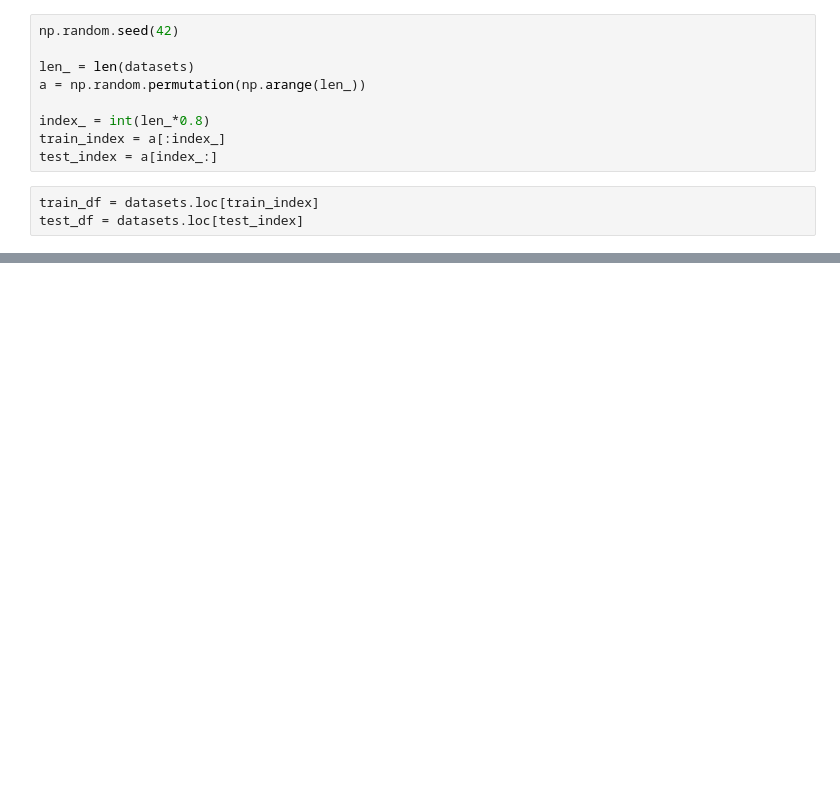
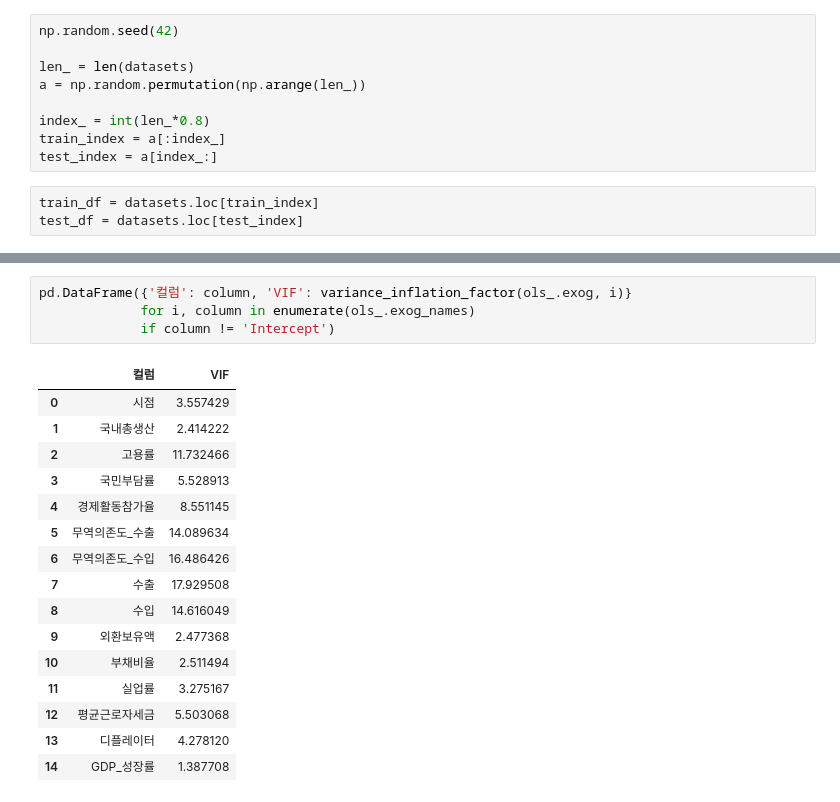
Before and after one commit to YJ-97/Project1, a Jupyter notebook: ols.ipynb, the cells around one changed output, grey strips where cells are left out. Cells and saved outputs as stored; diff of their text form; blank space fills up the shorter version.

```diff
--- a/ols.ipynb
+++ b/ols.ipynb
@@ -100,3 +100,24 @@ Notes:
 [1] Standard Errors assume that the covariance matrix of the errors is correctly specified.
 [2] The condition number is large, 1.45e+07. This might indicate that there are
 strong multicollinearity or other numerical problems.
+# %%
+pd.DataFrame({'컬럼': column, 'VIF': variance_inflation_factor(ols_.exog, i)}
+             for i, column in enumerate(ols_.exog_names)
+             if column != 'Intercept')
+# %% [output]
+|  | 컬럼 | VIF |
+| 0 | 시점 | 3.557429 |
+| 1 | 국내총생산 | 2.414222 |
+| 2 | 고용률 | 11.732466 |
+| 3 | 국민부담률 | 5.528913 |
+| 4 | 경제활동참가율 | 8.551145 |
+| 5 | 무역의존도_수출 | 14.089634 |
+| 6 | 무역의존도_수입 | 16.486426 |
+| 7 | 수출 | 17.929508 |
+| 8 | 수입 | 14.616049 |
+| 9 | 외환보유액 | 2.477368 |
+| 10 | 부채비율 | 2.511494 |
+| 11 | 실업률 | 3.275167 |
+| 12 | 평균근로자세금 | 5.503068 |
+| 13 | 디플레이터 | 4.278120 |
+| 14 | GDP_성장률 | 1.387708 |
```
Also changed, not shown: parts of 2 cells of this notebook, 2 other files.
